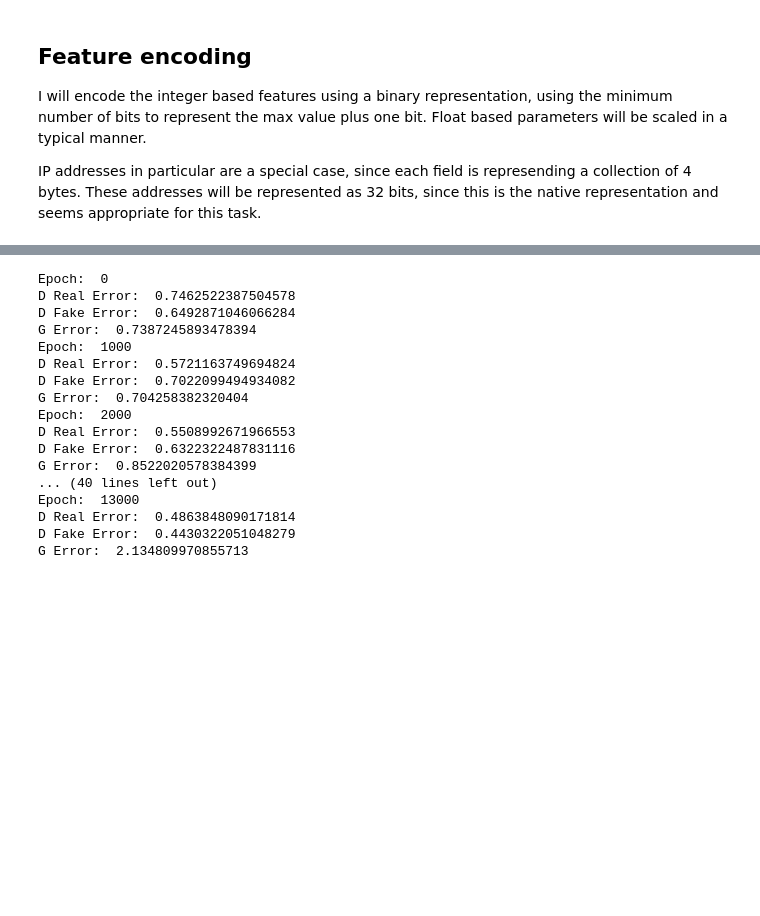
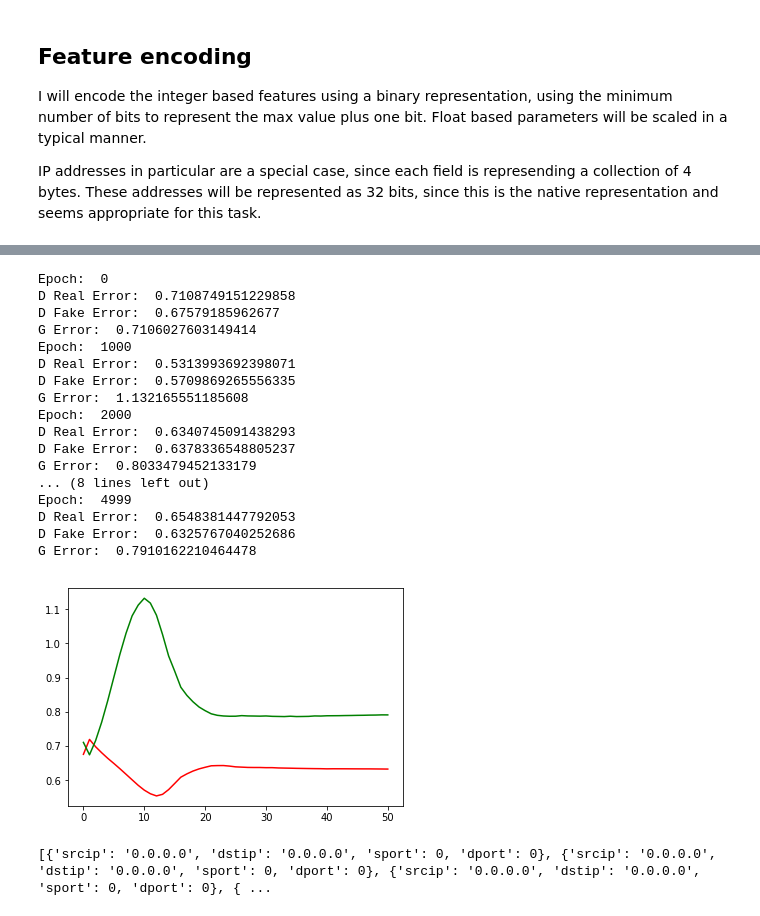
Before and after one commit to JayWalker512/PacketGAN, a Jupyter notebook: UNSW-NB15 Feature Extraction.ipynb, the cells around one changed output, grey strips where cells are left out. Cells and saved outputs as stored; diff of their text form; code cells hidden in the pictures; blank space fills up the shorter version.

```diff
--- a/UNSW-NB15 Feature Extraction.ipynb
+++ b/UNSW-NB15 Feature Extraction.ipynb
@@ -153,8 +153,28 @@ def binary_encode(value, bits):
     encoding.reverse()
     return encoding
 
+#Takes binary integer in the form of a list containing 1's and 0's.
+#Returns the base-10 (integer) representation of the binary value.
+def binary_decode(value):
+    if len(value) == 0:
+        return None
+
+    out = 0
+    for i in range(0, len(value)):
+        if value[i] == 1:
+            out += 2**(len(value) - (i+1))
+
+    return out
+
 print(binary_encode(7, 4)) #returns [0,1,1,1]
 print(binary_encode(255, 2)) #returns None
+
+print(binary_decode([0,1,1,1])) #returns 7
+print(binary_decode([1,1,0,1])) #returns 13
+
+print("Inversion test: ")
+for i in range(0,16):
+    print(binary_decode(binary_encode(i, 4)))
 # %% [output]
 [0, 1, 1, 1]
 None
@@ -367,6 +414,6 @@ class Discriminator(nn.Module):
 # %%
 #Define Generator and Discriminator
-G = Generator(X_seq.shape[2], X_seq.shape[2], X_seq.shape[2], torch.sigmoid)
+G = Generator(X_seq.shape[2], X_seq.shape[2], 10, X_seq.shape[2], torch.sigmoid)
 D = Discriminator(X_seq.shape[2], X_seq.shape[2], 1, torch.sigmoid)
 
 #testing how resetting the hidden state has an effect on the output
@@ -392,8 +439,9 @@ def extract(v):
 
 #well OK let's train the GAN on a single sequence and see what happens
 def train(G, D, real_data):
-    num_epochs = 25000
+    num_epochs = 5000
     print_interval = 1000
+    loss_log_interval = 100
     print_stats = True
 
     discriminator_learning_rate = 1e-3
@@ -401,10 +449,13 @@ def train(G, D, real_data):
     sgd_momentum = 0.9
 
     discriminator_training_steps = 1
-    generator_training_steps = 5
+    generator_training_steps = 1
 
     discriminator_fake_error, discriminator_real_error = 0.0, 0.0
     generator_error = 0
+
+    generator_losses = []
+    discriminator_fake_losses = []
 
     criterion = nn.BCELoss() #right now the output is binary so this makes sense
     discriminator_optimizer = optim.SGD(D.parameters(), lr=discriminator_learning_rate, momentum=sgd_momentum)
@@ -451,47 +502,58 @@ def train(G, D, real_data):
             D.init_hidden_state()
             D.zero_grad()
 
             generator_input = real_data[:sequence_length - 2, :, :]
             fake_data = torch.zeros(sequence_length - 1, 1, real_data.shape[2])
             fake_data[:sequence_length - 2, :, :] = generator_input
             fake_data_element = G(generator_input)
             fake_data[sequence_length - 2, :, :] = fake_data_element[2, :, :] #generate the last packet in the sequence
 
             discriminator_decision_dg = D(fake_data)
             generator_error = criterion(discriminator_decision_dg, torch.ones(sequence_length - 1))
 
             generator_error.backward()
             generator_optimizer.step()
 
             ge = extract(generator_error)[0]
 
+        if epoch % loss_log_interval == 0 or epoch == num_epochs-1:
+            discriminator_fake_losses.append(dfe)
+            generator_losses.append(ge)
 
         if print_stats:
             if epoch % print_interval == 0 or epoch == num_epochs-1:
                 print("Epoch: ", epoch)
                 print("D Real Error: ", dre)
                 print("D Fake Error: ", dfe)
                 print("G Error: ", ge)
 
 
-train(G,D,X_seq)
+
+    return G, generator_losses, discriminator_fake_losses
+
+gen, g_losses, df_losses = train(G,D,X_seq)
+plt.plot(range(len(df_losses)), df_losses, 'r-', range(len(g_losses)), g_losses, 'g-')
+plt.show()
 # %% [output]
 Epoch:  0
-D Real Error:  0.7462522387504578
-D Fake Error:  0.6492871046066284
-G Error:  0.7387245893478394
+D Real Error:  0.7108749151229858
+D Fake Error:  0.67579185962677
+G Error:  0.7106027603149414
 Epoch:  1000
-D Real Error:  0.5721163749694824
-D Fake Error:  0.7022099494934082
-G Error:  0.704258382320404
+D Real Error:  0.5313993692398071
+D Fake Error:  0.5709869265556335
+G Error:  1.132165551185608
 Epoch:  2000
-D Real Error:  0.5508992671966553
-D Fake Error:  0.6322322487831116
-G Error:  0.8522020578384399
-... (40 lines left out)
-Epoch:  13000
-D Real Error:  0.4863848090171814
-D Fake Error:  0.4430322051048279
-G Error:  2.134809970855713
+D Real Error:  0.6340745091438293
+D Fake Error:  0.6378336548805237
+G Error:  0.8033479452133179
+... (8 lines left out)
+Epoch:  4999
+D Real Error:  0.6548381447792053
+D Fake Error:  0.6325767040252686
+G Error:  0.7910162210464478
+[figure, added]
 # %%
-print(G(X_seq).detach())
+print(decode_feature_sequence_tensor(G(X_seq).detach()))
+# %% [output]
+[{'srcip': '0.0.0.0', 'dstip': '0.0.0.0', 'sport': 0, 'dport': 0}, {'srcip': '0.0.0.0', 'dstip': '0.0.0.0', 'sport': 0, 'dport': 0}, {'srcip': '0.0.0.0', 'dstip': '0.0.0.0', 'sport': 0, 'dport': 0}, { ...
```
Also changed, not shown: parts of 3 cells of this notebook.
